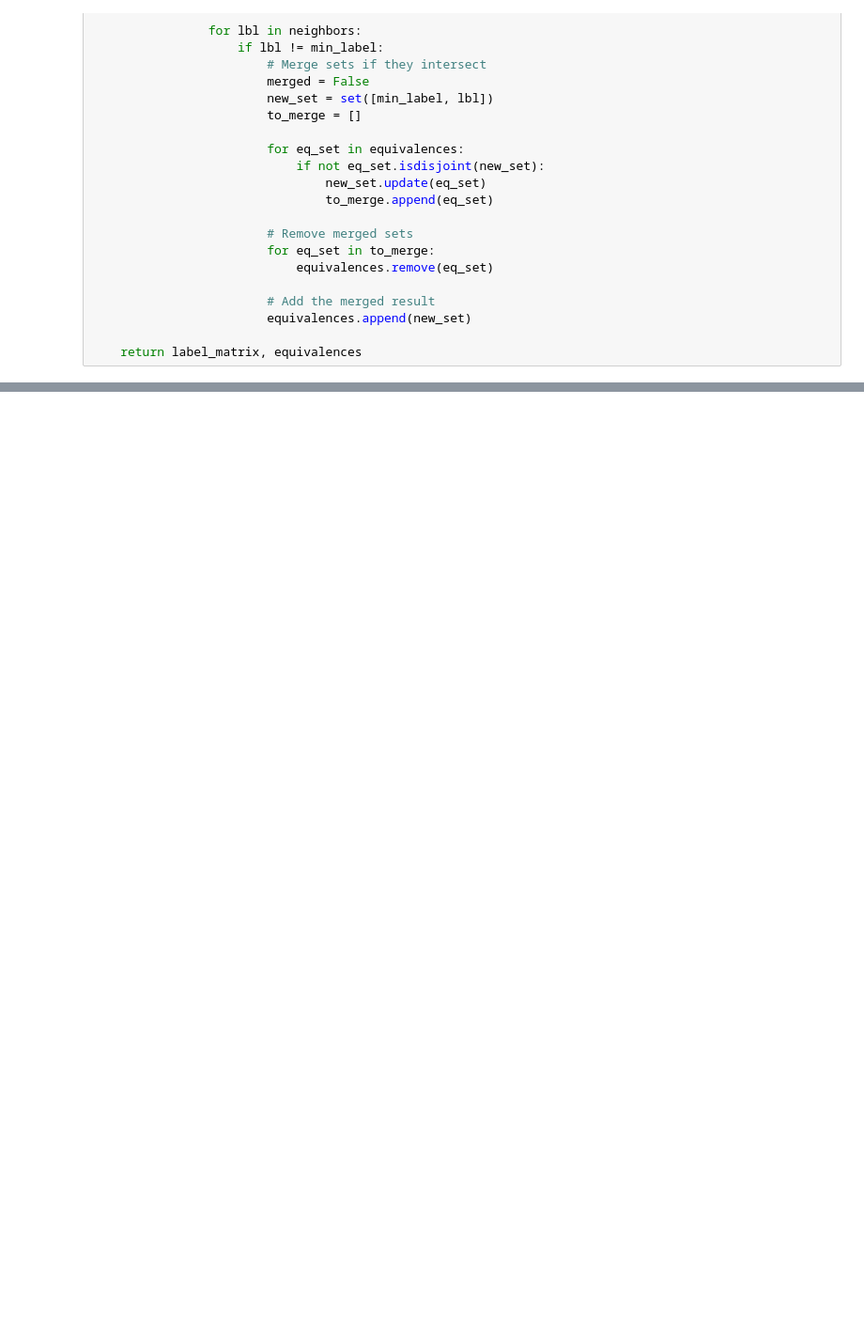
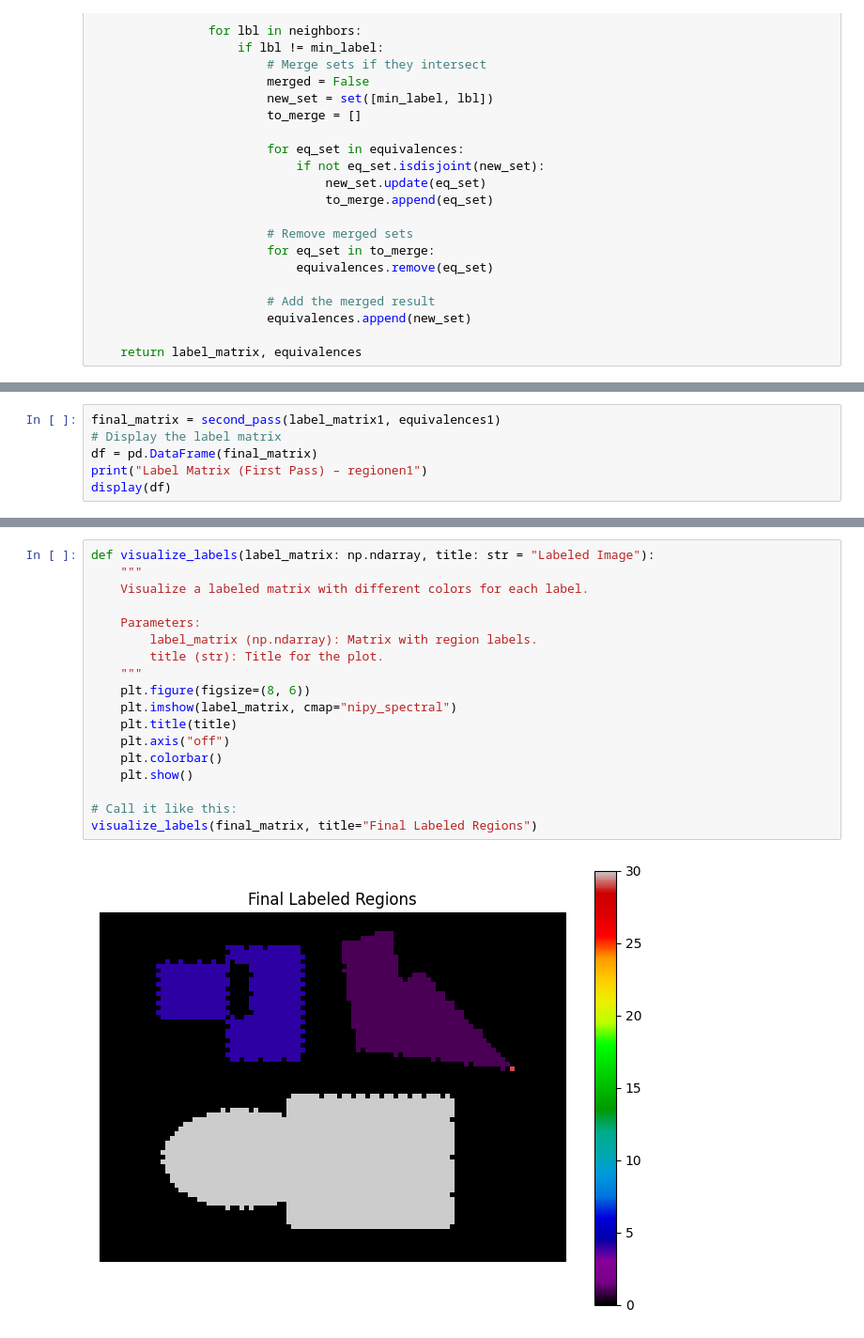
Before and after one commit to AhmedZ41/2DCV-Tasks, a Jupyter notebook: 7.Aufgabe/Aufgabe-7.ipynb, the cells around one changed output, grey strips where cells are left out. Shown at 94% size. Drawn from its saved outputs; the diff is of its cells as text; blank space fills up the shorter version.

```diff
--- a/7.Aufgabe/Aufgabe-7.ipynb
+++ b/7.Aufgabe/Aufgabe-7.ipynb
@@ -168,0 +213,6 @@ Label Matrix (First Pass) – regionen1
+# %%
+final_matrix = second_pass(label_matrix1, equivalences1)
+# Display the label matrix
+df = pd.DataFrame(final_matrix)
+print("Label Matrix (First Pass) – regionen1")
+display(df)
@@ -168,0 +234,20 @@ Label Matrix (First Pass) – regionen1
+# %%
+def visualize_labels(label_matrix: np.ndarray, title: str = "Labeled Image"):
+    """
+    Visualize a labeled matrix with different colors for each label.
+
+    Parameters:
+        label_matrix (np.ndarray): Matrix with region labels.
+        title (str): Title for the plot.
+    """
+    plt.figure(figsize=(8, 6))
+    plt.imshow(label_matrix, cmap="nipy_spectral")
+    plt.title(title)
+    plt.axis("off")
+    plt.colorbar()
+    plt.show()
+
+# Call it like this:
+visualize_labels(final_matrix, title="Final Labeled Regions")
+# %% [output]
+[figure, added]
```
Also changed, not shown: parts of 5 cells of this notebook.
